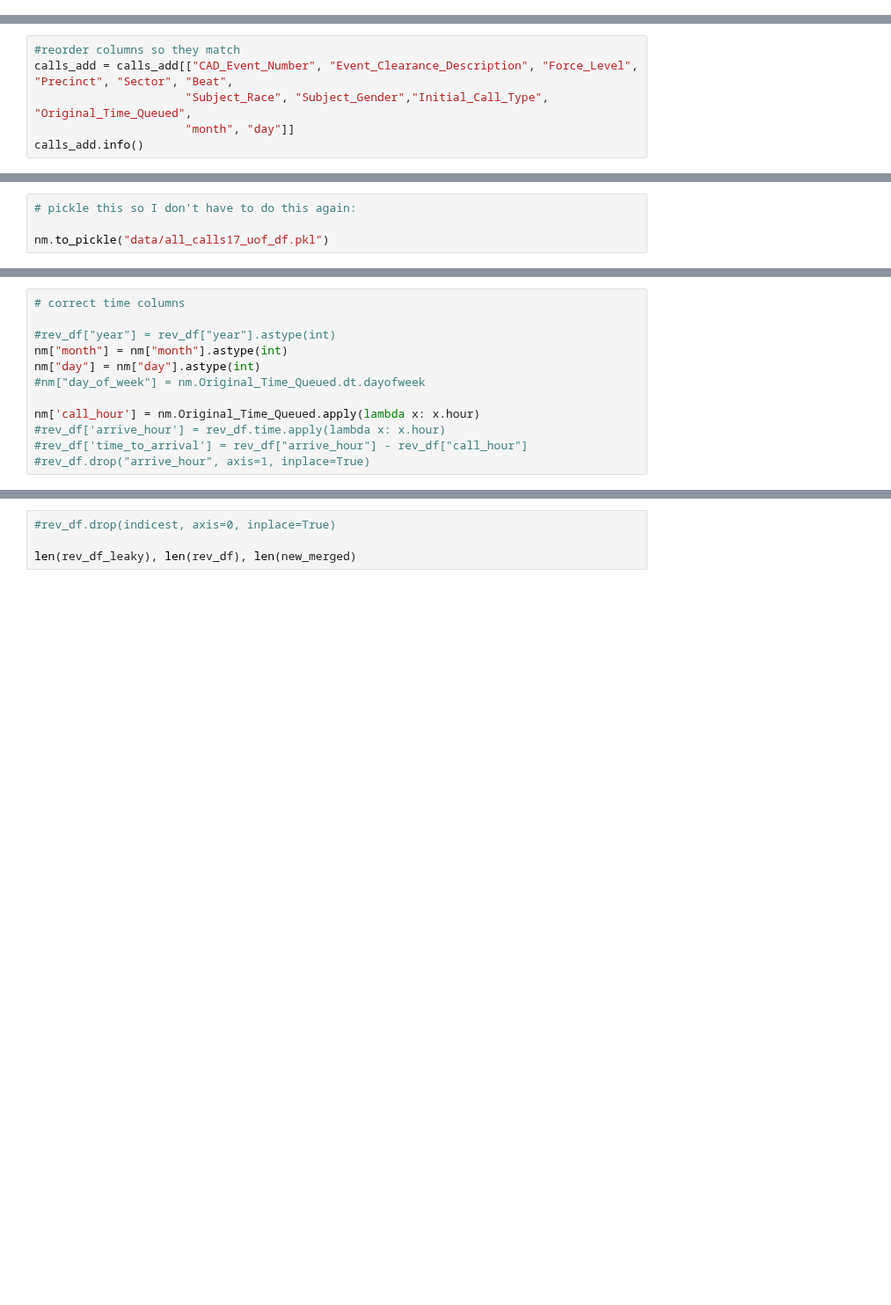
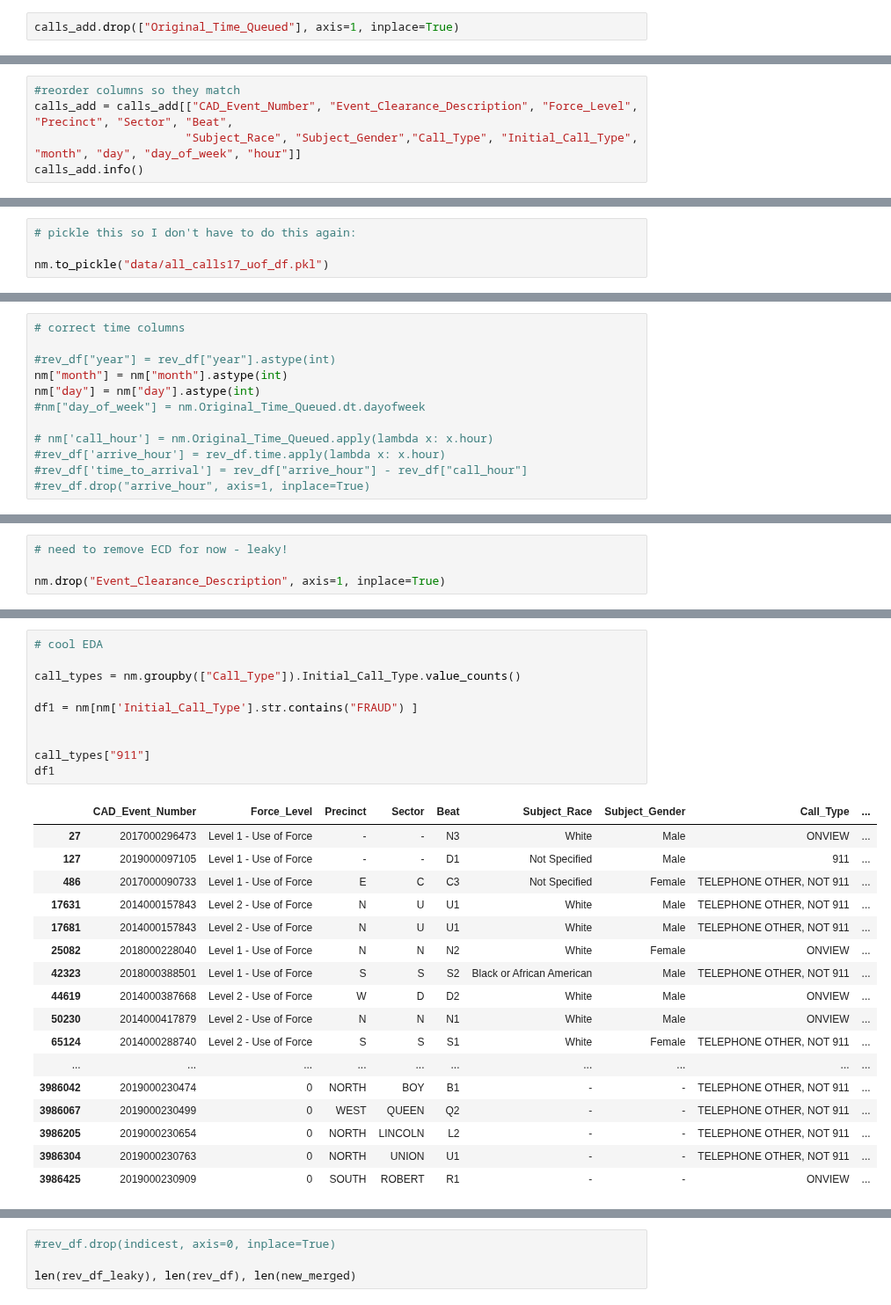
Before and after one commit to SarahMBurgart/use-of-force, a Jupyter notebook: EDA.ipynb, the cells around one changed output, grey strips where cells are left out. Shown at 88% size. Drawn from its saved outputs; the diff is of its cells as text; blank space fills up the shorter version.

Commit message:
with combined df categorizing the initial call types

```diff
--- a/EDA.ipynb
+++ b/EDA.ipynb
@@ -322,3 +323,5 @@ day                            8616 non-null object
 day_of_week                    8616 non-null int64
 dtypes: int64(2), object(11)
 memory usage: 942.4+ KB
+# %%
+calls_add.drop(["Original_Time_Queued"], axis=1, inplace=True)
@@ -325,8 +347,7 @@ memory usage: 942.4+ KB
 # %%
 #reorder columns so they match
 calls_add = calls_add[["CAD_Event_Number", "Event_Clearance_Description", "Force_Level", "Precinct", "Sector", "Beat",
-                      "Subject_Race", "Subject_Gender","Initial_Call_Type", "Original_Time_Queued",
-                      "month", "day"]]
+                      "Subject_Race", "Subject_Gender","Call_Type", "Initial_Call_Type", "month", "day", "day_of_week", "hour"]]
 calls_add.info()
 # %% [output]
 <class 'pandas.core.frame.DataFrame'>
@@ -413,7 +436,7 @@ nm["month"] = nm["month"].astype(int)
 nm["day"] = nm["day"].astype(int)
 #nm["day_of_week"] = nm.Original_Time_Queued.dt.dayofweek
 
-nm['call_hour'] = nm.Original_Time_Queued.apply(lambda x: x.hour)
+# nm['call_hour'] = nm.Original_Time_Queued.apply(lambda x: x.hour)
 #rev_df['arrive_hour'] = rev_df.time.apply(lambda x: x.hour)
 #rev_df['time_to_arrival'] = rev_df["arrive_hour"] - rev_df["call_hour"]
 #rev_df.drop("arrive_hour", axis=1, inplace=True)
@@ -434,0 +447,4 @@ Index(['index', 'call_epoch', 'force_epoch', 'Incident_Num', 'Officer_ID',
+# %%
+# need to remove ECD for now - leaky!
+
+nm.drop("Event_Clearance_Description", axis=1, inplace=True)
@@ -434,0 +473,28 @@ Index(['index', 'call_epoch', 'force_epoch', 'Incident_Num', 'Officer_ID',
+# %%
+# cool EDA
+
+call_types = nm.groupby(["Call_Type"]).Initial_Call_Type.value_counts()
+
+df1 = nm[nm['Initial_Call_Type'].str.contains("FRAUD") ]
+
+
+call_types["911"]
+df1
+# %% [output]
+|  | CAD_Event_Number | Force_Level | Precinct | Sector | Beat | Subject_Race | Subject_Gender | Call_Type | ... |
+| 27 | 2017000296473 | Level 1 - Use of Force | - | - | N3 | White | Male | ONVIEW | ... |
+| 127 | 2019000097105 | Level 1 - Use of Force | - | - | D1 | Not Specified | Male | 911 | ... |
+| 486 | 2017000090733 | Level 1 - Use of Force | E | C | C3 | Not Specified | Female | TELEPHONE OTHER, NOT 911 | ... |
+| 17631 | 2014000157843 | Level 2 - Use of Force | N | U | U1 | White | Male | TELEPHONE OTHER, NOT 911 | ... |
+| 17681 | 2014000157843 | Level 2 - Use of Force | N | U | U1 | White | Male | TELEPHONE OTHER, NOT 911 | ... |
+| 25082 | 2018000228040 | Level 1 - Use of Force | N | N | N2 | White | Female | ONVIEW | ... |
+| 42323 | 2018000388501 | Level 1 - Use of Force | S | S | S2 | Black or African American | Male | TELEPHONE OTHER, NOT 911 | ... |
+| 44619 | 2014000387668 | Level 2 - Use of Force | W | D | D2 | White | Male | ONVIEW | ... |
+| 50230 | 2014000417879 | Level 2 - Use of Force | N | N | N1 | White | Male | ONVIEW | ... |
+| 65124 | 2014000288740 | Level 2 - Use of Force | S | S | S1 | White | Female | TELEPHONE OTHER, NOT 911 | ... |
+| ... | ... | ... | ... | ... | ... | ... | ... | ... | ... |
+| 3986042 | 2019000230474 | 0 | NORTH | BOY | B1 | - | - | TELEPHONE OTHER, NOT 911 | ... |
+| 3986067 | 2019000230499 | 0 | WEST | QUEEN | Q2 | - | - | TELEPHONE OTHER, NOT 911 | ... |
+| 3986205 | 2019000230654 | 0 | NORTH | LINCOLN | L2 | - | - | TELEPHONE OTHER, NOT 911 | ... |
+| 3986304 | 2019000230763 | 0 | NORTH | UNION | U1 | - | - | TELEPHONE OTHER, NOT 911 | ... |
+| 3986425 | 2019000230909 | 0 | SOUTH | ROBERT | R1 | - | - | ONVIEW | ... |
```
Also changed, not shown: parts of 27 cells of this notebook.
